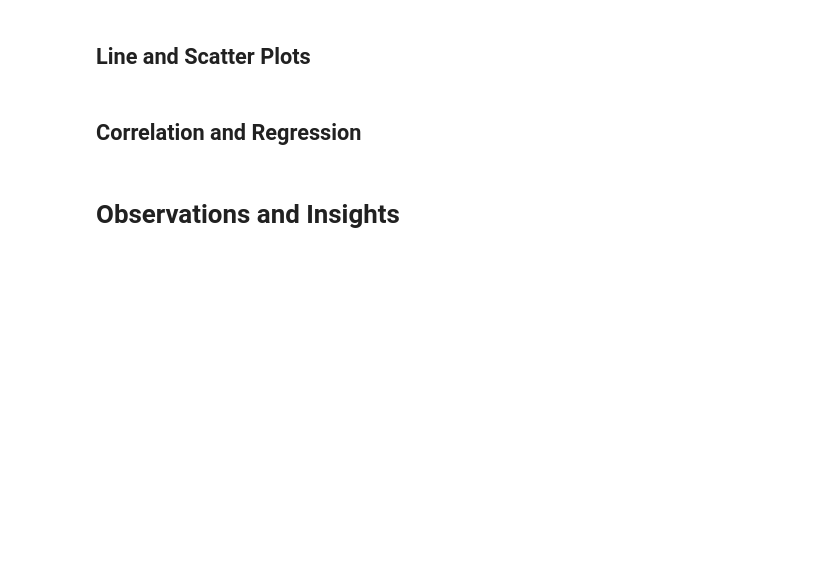
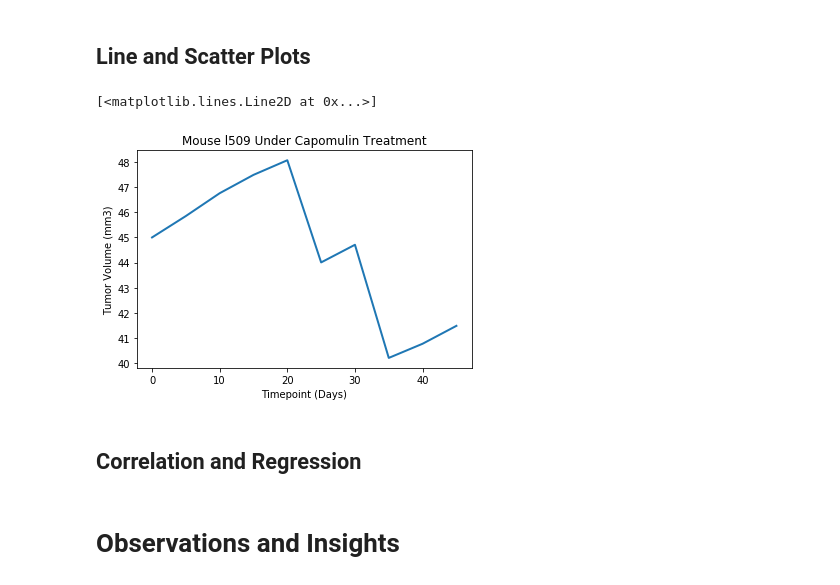
Before and after one commit to matteo005/MatPlotLib_HW, a Jupyter notebook: pymaceuticals_starter.ipynb, the cells around one changed output. Cells and saved outputs as stored; diff of their text form; code cells hidden in the pictures; blank space fills up the shorter version.

```diff
--- a/pymaceuticals_starter.ipynb
+++ b/pymaceuticals_starter.ipynb
@@ -302,3 +321,21 @@ Calculate the quartiles and IQR and quantitatively determine if there are any po
+# %%
+# Generate a line plot of tumor volume vs. time point for a single mouse
+# treated with Capomulin
+#find the mouse l509 and get data
+find_l509 = Capomulin.loc[Capomulin['mouse_id'] == 'l509',:]
+
+#set x and y axis from mouse l509
+x_axis = find_l509['time']
+y_axis = find_l509['tumor']
+
+#set plot points and plot the line
+plt.title('Mouse l509 Under Capomulin Treatment')
+plt.xlabel('Timepoint (Days)')
+plt.ylabel('Tumor Volume (mm3)')
+plt.plot(x_axis, y_axis, linewidth = 2, markersize = 12)
+# %% [output]
+[<matplotlib.lines.Line2D at 0x...>]
+[figure, added]
 # %%
 # Generate a scatter plot of average tumor volume vs. mouse weight
 # for all mice in the Capomulin regimen
```
Also changed, not shown: parts of 12 cells of this notebook.
